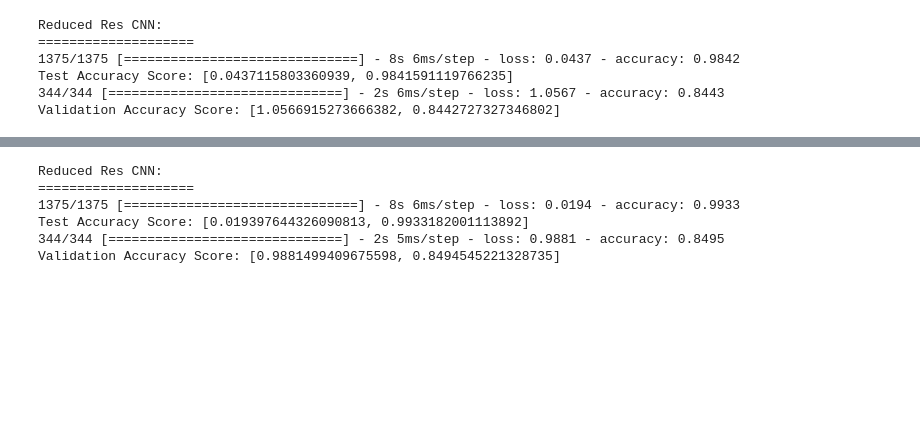
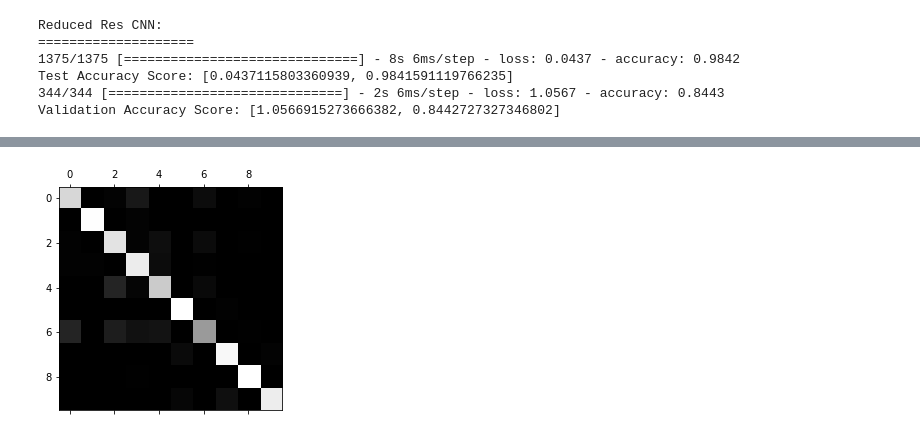
Before and after one commit to cjawesomest/applied_machine_learning, a Jupyter notebook: Project 3 Low-Parameter CNN/ref/cnn_testing.ipynb, the cells around one changed output, grey strips where cells are left out. Cells and saved outputs as stored; diff of their text form; code cells hidden in the pictures; blank space fills up the shorter version.

Commit message:
Adds last minute changes and confusion matrix

```diff
--- a/Project 3 Low-Parameter CNN/ref/cnn_testing.ipynb
+++ b/Project 3 Low-Parameter CNN/ref/cnn_testing.ipynb
@@ -244,6 +244,6 @@ Validation Accuracy Score: [1.0566915273666382, 0.8442727327346802]
 # %%
 #Fit ResNet
 model_res.compile(loss="sparse_categorical_crossentropy", optimizer="nadam", metrics=["accuracy"])
-history = model_res.fit(data_train, label_train, epochs=15, validation_data=(data_val, label_val))
+history = model_res.fit(data_train, label_train, epochs=10, validation_data=(data_val, label_val))
 score = model_res.evaluate(data_test, label_test)
 # %% [output]
@@ -267,5 +267,16 @@ Epoch 15/15
+# %%
+from sklearn.metrics import confusion_matrix
+
+#Confusion Matrix with Cross-Valiation Scores
+label_train_pred = model_res.predict(data_train)
+label_train_pred = [pred.argmax() for pred in label_train_pred]
+conf_mx = confusion_matrix(label_train, label_train_pred)
+# print("Confusion\n"+str(conf_mx))
+plt.matshow(conf_mx, cmap=plt.cm.gray)
+plt.show()
+# %% [output]
+[figure, added]
 # %%
-
 #Cross validation checking
 from sklearn.metrics import accuracy_score
 from sklearn.model_selection import cross_val_predict
@@ -273,10 +284,3 @@ from sklearn.model_selection import cross_val_predict
 print("Reduced Res CNN:\n====================")
 print("Test Accuracy Score: "+str(model_res.evaluate(data_train, label_train)))
 print("Validation Accuracy Score: "+str(model_res.evaluate(data_val, label_val)))
-# %% [output]
-Reduced Res CNN:
-====================
-1375/1375 [==============================] - 8s 6ms/step - loss: 0.0194 - accuracy: 0.9933
-Test Accuracy Score: [0.019397644326090813, 0.9933182001113892]
-344/344 [==============================] - 2s 5ms/step - loss: 0.9881 - accuracy: 0.8495
-Validation Accuracy Score: [0.9881499409675598, 0.8494545221328735]
```
Also changed, not shown: parts of 3 cells of this notebook, 3 other files.
